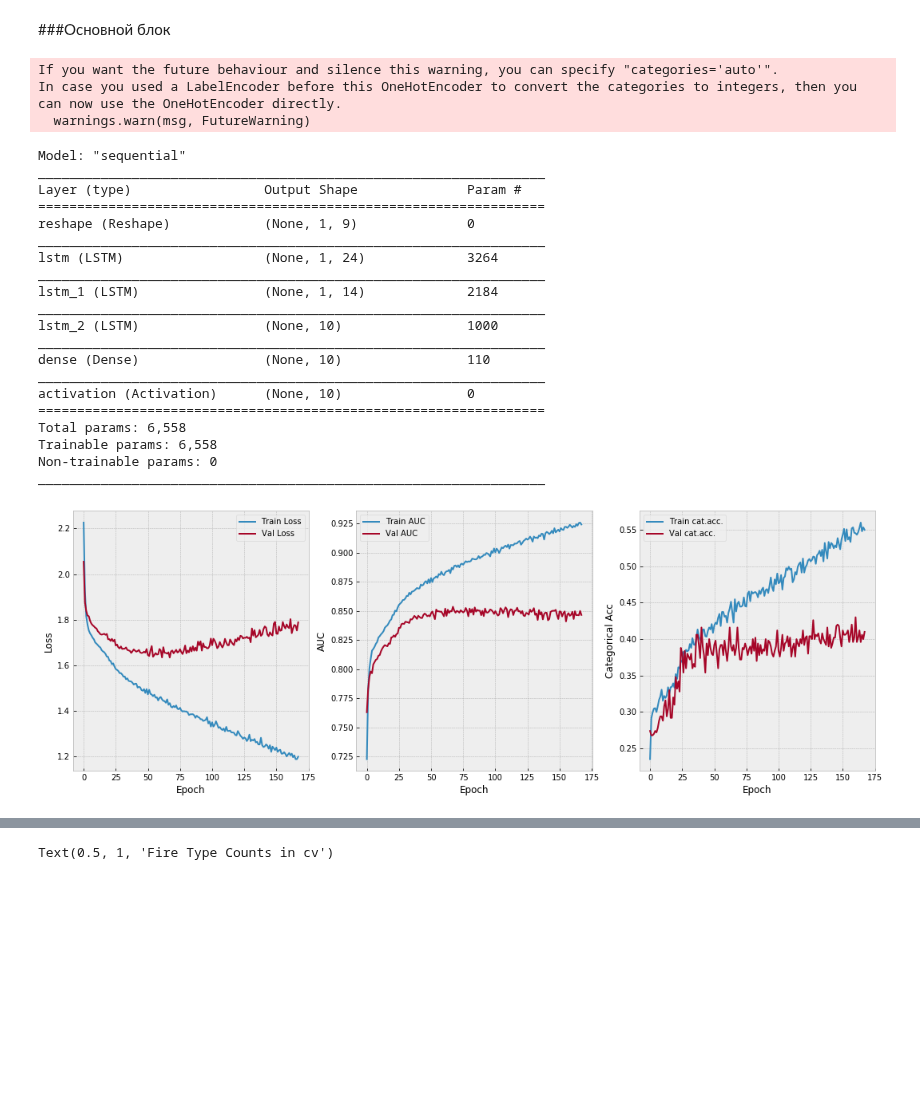
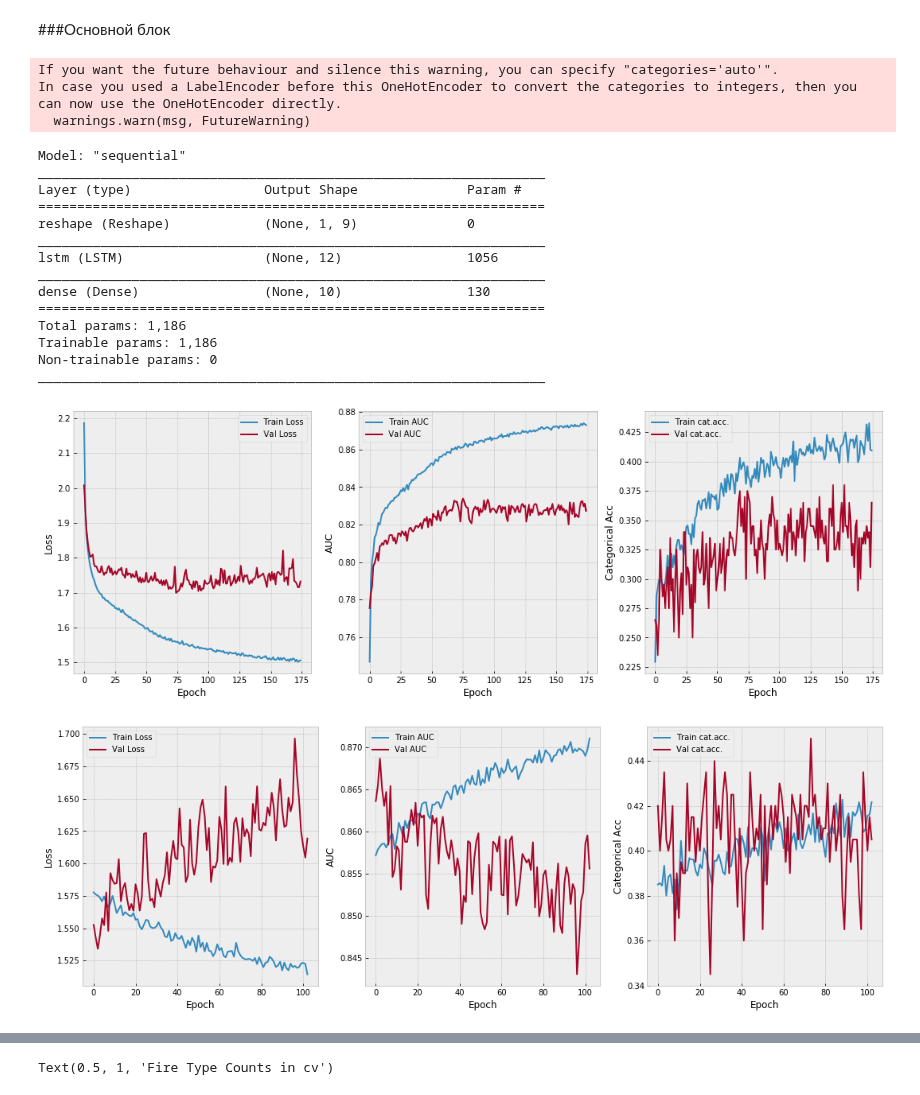
Before and after one commit to andygoosh/wildfire.sberbank.ai, a Jupyter notebook: workinprogress.ipynb, the cells around one changed output, grey strips where cells are left out. Saved outputs shown, nothing was run; the diff lists cells and outputs as text; code cells hidden in the pictures; blank space fills up the shorter version.

```diff
--- a/workinprogress.ipynb
+++ b/workinprogress.ipynb
@@ -366,11 +366,10 @@ def get_model( feature_num, fire_type_num ):
   model = keras.Sequential([
       layers.Input(shape=[feature_num]),
       layers.Reshape(target_shape=[1, feature_num]),
-      layers.LSTM(24, return_sequences=True, activation='relu', kernel_regularizer=keras.regularizers.l2(weight_decay)),
-      layers.LSTM(14, return_sequences=True),
-      layers.LSTM(10),
-      layers.Dense(fire_type_num),
-      layers.Activation('softmax'),
+      layers.LSTM(12, activation='relu', kernel_initializer='random_uniform', kernel_regularizer=keras.regularizers.l2(weight_decay)),
+      #layers.LSTM(14, return_sequences=True),
+      #layers.LSTM(14),
+      layers.Dense(fire_type_num, kernel_initializer='random_uniform', activation='softmax'),
     ])
   optimizer=keras.optimizers.RMSprop(lr=1e-2)
   model.compile(optimizer=optimizer,
@@ -400,14 +399,14 @@ FIRE_TYPE_NUM = y.shape[1]
 model = get_model(FEATURES_NUM, FIRE_TYPE_NUM)
 callbacks = get_callbacks()
 
-#folds = list(skl.model_selection.KFold(n_splits=FOLDS, shuffle=True, random_state=RS).split(X, y))
-#for j, (train_idx, val_idx) in enumerate(folds):
+folds = list(skl.model_selection.KFold(n_splits=FOLDS, shuffle=True, random_state=RS).split(X, y))
+for j, (train_idx, val_idx) in enumerate(folds):
 
-  #tr_data, cv_data = X.iloc[train_idx], X.iloc[val_idx]
-  #y_trn, y_cv = y.iloc[train_idx], y.iloc[val_idx]
+  tr_data, cv_data = X.iloc[train_idx], X.iloc[val_idx]
+  y_trn, y_cv = y.iloc[train_idx], y.iloc[val_idx]
 
-if True:
-  tr_data, cv_data, y_trn, y_cv = train_test_split(X, y, test_size=0.25, random_state=RS)
+#if True:
+#  tr_data, cv_data, y_trn, y_cv = train_test_split(X, y, test_size=0.25, random_state=RS)
 
   center, scale = tr_data.mean().values, tr_data.std().values
   trn = (tr_data.values - center)/scale
@@ -425,41 +424,36 @@ if True:
             verbose=0,
             validation_data=(cvn, y_cv.values),
             callbacks=callbacks)
   model = keras.models.load_model('my_checkpoint.h5')
 
   plot_history(history)
 
   score = model.evaluate(trn, y_trn.values,
                           batch_size=BS,
                           verbose=0,
                           use_multiprocessing=True)
 
 print('loss: {:.3f}, AUC: {:.3f} Cat.Acc.: {:.3f}'.format(*score))
 
 #model = tf.keras.models.load_model('my_checkpoint.h5')
 model.reset_states()
 # %% [output]
 If you want the future behaviour and silence this warning, you can specify "categories='auto'".
 In case you used a LabelEncoder before this OneHotEncoder to convert the categories to integers, then you can now use the OneHotEncoder directly.
   warnings.warn(msg, FutureWarning)
 Model: "sequential"
 _________________________________________________________________
 Layer (type)                 Output Shape              Param #
 =================================================================
 reshape (Reshape)            (None, 1, 9)              0
 _________________________________________________________________
-lstm (LSTM)                  (None, 1, 24)             3264
+lstm (LSTM)                  (None, 12)                1056
 _________________________________________________________________
-lstm_1 (LSTM)                (None, 1, 14)             2184
-_________________________________________________________________
-lstm_2 (LSTM)                (None, 10)                1000
-_________________________________________________________________
-dense (Dense)                (None, 10)                110
-_________________________________________________________________
-activation (Activation)      (None, 10)                0
+dense (Dense)                (None, 10)                130
 =================================================================
-Total params: 6,558
-Trainable params: 6,558
+Total params: 1,186
+Trainable params: 1,186
 Non-trainable params: 0
 _________________________________________________________________
-[figure, old version]
+[figure, new version]
+[figure, added]
```
Also changed, not shown: parts of 2 cells of this notebook.
